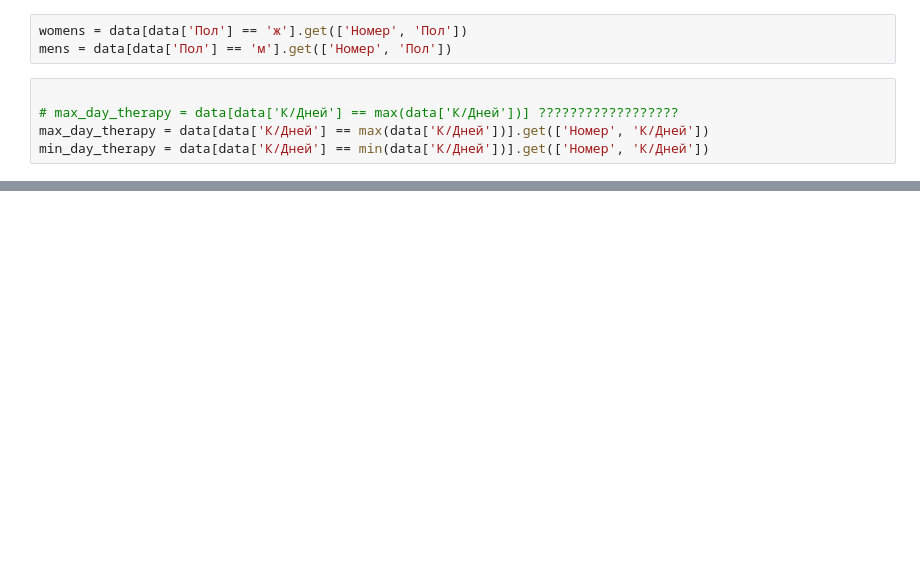
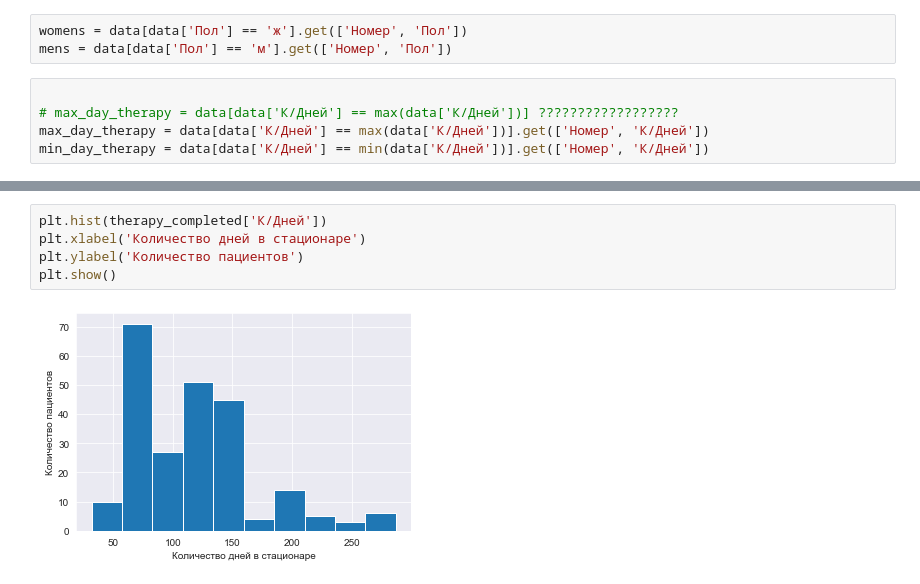
Before and after one commit to Vypsen/kyrsach-data-analysis, a Jupyter notebook: main.ipynb, the cells around one changed output, grey strips where cells are left out. Saved outputs shown, nothing was run; the diff lists cells and outputs as text; blank space fills up the shorter version.

```diff
--- a/main.ipynb
+++ b/main.ipynb
@@ -71,0 +66,7 @@ plt.show()
+# %%
+plt.hist(therapy_completed['К/Дней'])
+plt.xlabel('Количество дней в стационаре')
+plt.ylabel('Количество пациентов')
+plt.show()
+# %% [output]
+[figure, added]
```
Also changed, not shown: parts of 5 cells of this notebook.
